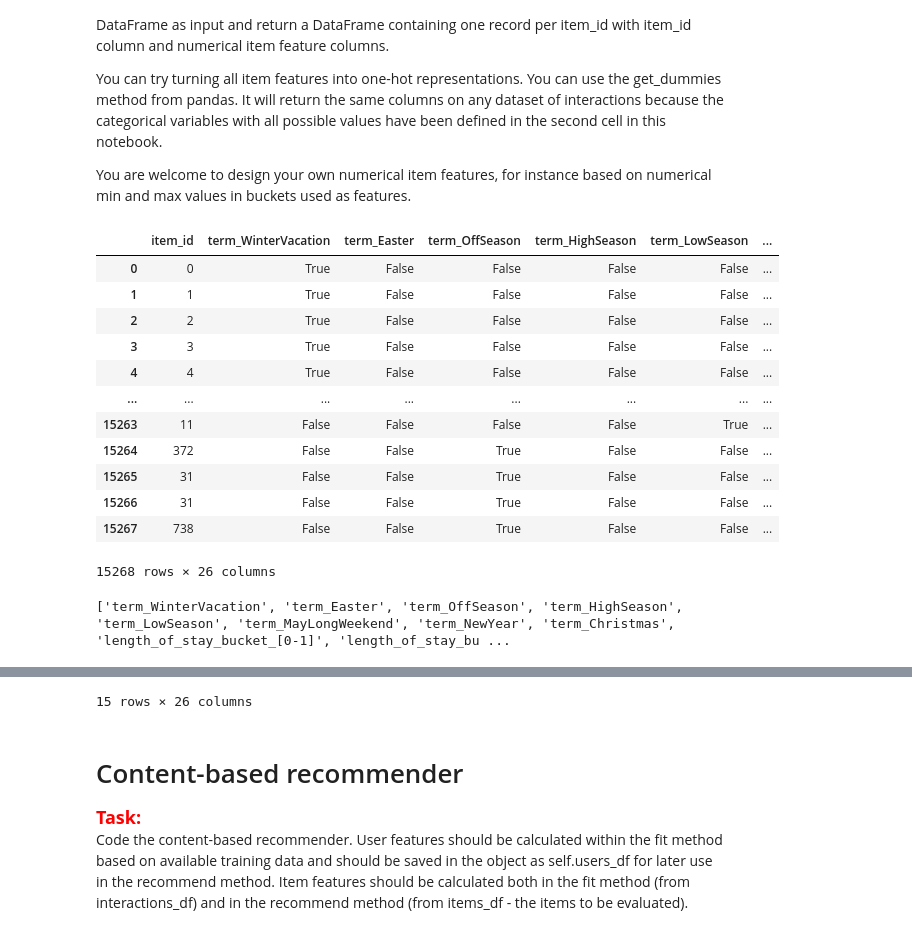
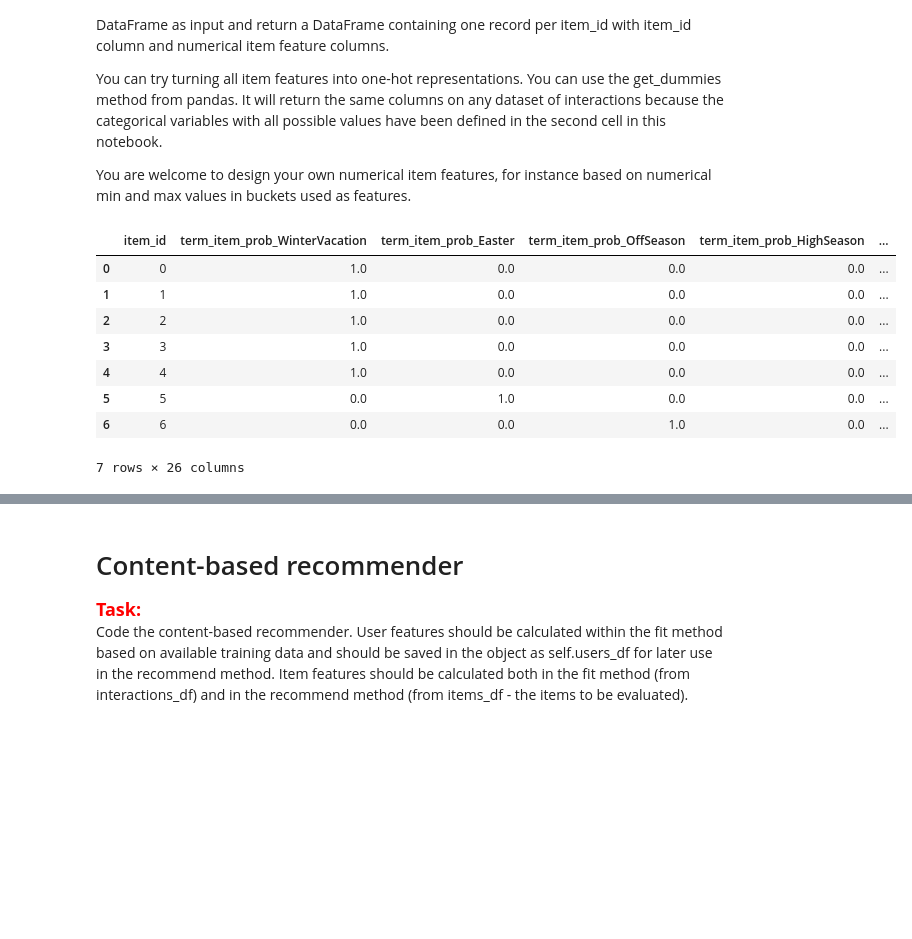
Before and after one commit to MichalGulczynski/recommender-systems-class, a Jupyter notebook: project_1_recommender_and_evaluation.ipynb, the cells around one changed output, grey strips where cells are left out. Saved outputs shown, nothing was run; the diff lists cells and outputs as text; code cells hidden in the pictures; blank space fills up the shorter version.

```diff
--- a/project_1_recommender_and_evaluation.ipynb
+++ b/project_1_recommender_and_evaluation.ipynb
@@ -171,50 +170,73 @@ You can try turning all item features into one-hot representations. You can use
 
 You are welcome to design your own numerical item features, for instance based on numerical min and max values in buckets used as features.
 # %%
-def prepare_items_df(interactions_df):
-    item_features_df = interactions_df.copy().drop(columns = ["item_id"])
-    if "user_id" in interactions_df:
-        item_features_df = item_features_df.drop(columns = ["user_id"])
-    item_features = []
-    items_df = interactions_df["item_id"]
-    for column in item_features_df.columns:
-        encoded_feature = pd.get_dummies(item_features_df[column], prefix=column)
-        item_features += encoded_feature.columns.tolist()
-        items_df = pd.concat([items_df, encoded_feature], axis=1)
-    return items_df, item_features
+# def prepare_items_df(interactions_df):
+#     display(interactions_df.loc[interactions_df["item_id"] == 1].head(80))
+#     item_features_df = interactions_df.copy().drop(columns = ["item_id"])
+#     if "user_id" in interactions_df:
+#         item_features_df = item_features_df.drop(columns = ["user_id"])
+#     item_features = []
+#     items_df = interactions_df["item_id"]
+#     for column in item_features_df.columns:
+#         encoded_feature = pd.get_dummies(item_features_df[column], prefix=column)
+#         item_features += encoded_feature.columns.tolist()
+#         items_df = pd.concat([items_df, encoded_feature], axis=1)
+#     items_df = items_df.groupby(by="item_id").sum().reset_index()
+#     return items_df, item_features
 
 # def prepare_items_df(interactions_df):
 #     categorical_feature_names = ["term", "rate_plan", "weekend_stay", 'length_of_stay_bucket','room_segment', 'n_people_bucket']
 #     encoded_features = pd.get_dummies(interactions_df, columns=categorical_feature_names)
 #     items_df = encoded_features.groupby("item_id").sum().reset_index()
 #     items_df.fillna(0, inplace = True)
+#     items_df.reset_index().drop(columns=["user_id"])
 #     item_features = items_df.columns
 #     if "user_id" in item_features:
 #         item_features = item_features.drop("user_id")
 #     if "item_id" in item_features:
 #         item_features = item_features.drop("item_id")
 #     item_features = list(item_features)
-#     print(item_features)
 #     return items_df, item_features
 
 
+def prepare_items_df(interactions_df):
+    categorical_feature_names = ["term", "rate_plan", "weekend_stay", 'length_of_stay_bucket','room_segment', 'n_people_bucket']
+    #item_ids = interactions_df['item_id'].unique()
+
+    # Create a new DataFrame to hold the item features
+    #items_df = pd.DataFrame({'item_id': item_ids})
+
+    # Create one-hot representations of each item feature
+    item_prob_features = pd.DataFrame()
+    for feature in categorical_feature_names:
+        feature_probs = interactions_df.groupby(['item_id', feature]).size().reset_index(name='count')
+        feature_probs['prob'] = feature_probs['count'] / feature_probs.groupby('item_id')['count'].transform('sum')
+        feature_probs_pivot = feature_probs.pivot(index='item_id', columns=feature, values='prob')
+        feature_probs_pivot.columns = [f'{feature}_item_prob_{col}' for col in feature_probs_pivot.columns]
+        item_prob_features = pd.concat([item_prob_features, feature_probs_pivot], axis=1)
+
+    # Fill in missing values with 0
+
+    items_df = item_prob_features.reset_index()
+    # Get list of feature names
+    feature_names = items_df.columns.tolist()
+    feature_names.remove("item_id")
+    return items_df, feature_names
+
+
 items_df, item_features = prepare_items_df(interactions_df)
-display(items_df)
-print(item_features)
+# display(interactions_df.loc[interactions_df["item_id"] == 749])
+# display(items_df)
+# print(item_features)
 
 display(items_df.loc[items_df['item_id'].isin([0, 1, 2, 3, 4, 5, 6])].head(15))
 # %% [output]
-|  | item_id | term_WinterVacation | term_Easter | term_OffSeason | term_HighSeason | term_LowSeason | ... |
-| 0 | 0 | True | False | False | False | False | ... |
-| 1 | 1 | True | False | False | False | False | ... |
-| 2 | 2 | True | False | False | False | False | ... |
-| 3 | 3 | True | False | False | False | False | ... |
-| 4 | 4 | True | False | False | False | False | ... |
-| ... | ... | ... | ... | ... | ... | ... | ... |
-| 15263 | 11 | False | False | False | False | True | ... |
-| 15264 | 372 | False | False | True | False | False | ... |
-| 15265 | 31 | False | False | True | False | False | ... |
-| 15266 | 31 | False | False | True | False | False | ... |
-| 15267 | 738 | False | False | True | False | False | ... |
+|  | item_id | term_item_prob_WinterVacation | term_item_prob_Easter | term_item_prob_OffSeason | term_item_prob_HighSeason | ... |
+| 0 | 0 | 1.0 | 0.0 | 0.0 | 0.0 | ... |
+| 1 | 1 | 1.0 | 0.0 | 0.0 | 0.0 | ... |
+| 2 | 2 | 1.0 | 0.0 | 0.0 | 0.0 | ... |
+| 3 | 3 | 1.0 | 0.0 | 0.0 | 0.0 | ... |
+| 4 | 4 | 1.0 | 0.0 | 0.0 | 0.0 | ... |
+| 5 | 5 | 0.0 | 1.0 | 0.0 | 0.0 | ... |
+| 6 | 6 | 0.0 | 0.0 | 1.0 | 0.0 | ... |
-15268 rows × 26 columns
+7 rows × 26 columns
-['term_WinterVacation', 'term_Easter', 'term_OffSeason', 'term_HighSeason', 'term_LowSeason', 'term_MayLongWeekend', 'term_NewYear', 'term_Christmas', 'length_of_stay_bucket_[0-1]', 'length_of_stay_bu ...
@@ -237,4 +243,3 @@ display(items_df.loc[items_df['item_id'].isin([0, 1, 2, 3, 4, 5, 6])].head(15))
-15 rows × 26 columns
 # %% [markdown]
 # Content-based recommender
 
```
Also changed, not shown: parts of 7 cells of this notebook.
